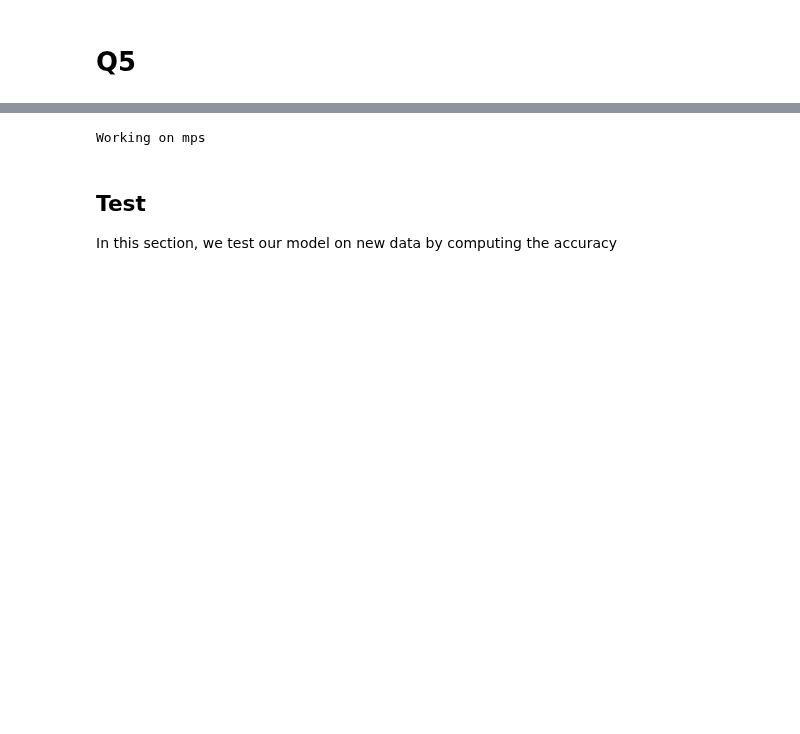
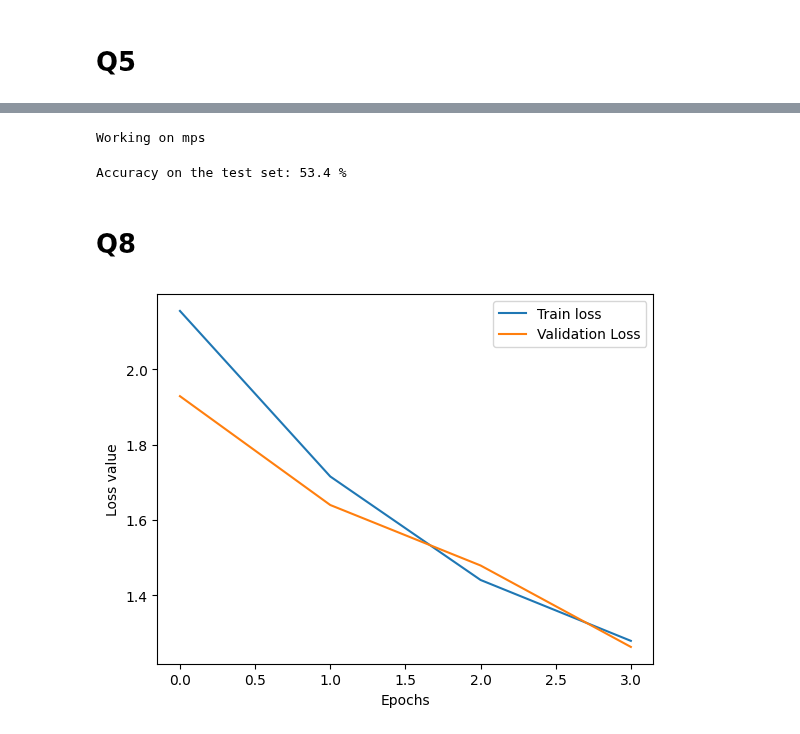
Before and after one commit to dami013/DeepLearning, a Jupyter notebook: assignment2/damiano-ficara.ipynb, the cells around one changed output, grey strips where cells are left out. Cells and saved outputs as stored; diff of their text form; code cells hidden in the pictures; blank space fills up the shorter version.

```diff
--- a/assignment2/damiano-ficara.ipynb
+++ b/assignment2/damiano-ficara.ipynb
@@ -38,13 +38,14 @@ transform = transforms.Compose(
     [transforms.ToTensor(),
      transforms.Normalize((0, 0, 0), (1, 1, 1))])
 
-batch_size = 10
+batch_size = 32
 
 dataset_train = datasets.CIFAR10(root='./data', train=True,download=True, transform=transform)
 dataset_test = datasets.CIFAR10(root='./data', train=False,download=True, transform=transform)
 
-testloader = DataLoader(dataset_test, batch_size=batch_size, shuffle=False, num_workers=2)
 trainloader = DataLoader(dataset_train, batch_size=batch_size,shuffle=True, num_workers=2)
+testloader = DataLoader(dataset_test, batch_size=len(dataset_test), shuffle=False, num_workers=2)
+
 
 
 classes = ('plane', 'car', 'bird', 'cat',
@@ -126,5 +156,6 @@ Same as before
 # %% [markdown]
 # Q5
 # %%
-dataset_validation, dataset_test = torch.utils.data.random_split(testloader, [0.5, 0.5])
-validation_loader = DataLoader(dataset_validation, batch_size=len(dataset_validation))
+dataset_validation, dataset_test = torch.utils.data.random_split(dataset_test, [0.5, 0.5])
+validloader = DataLoader(dataset_validation, batch_size=len(dataset_validation))
+testloader = DataLoader(dataset_test, batch_size=len(dataset_test))
@@ -170,13 +204,13 @@ Define a simple Convolutional neural network having 3 conv + pool layers. As act
 # %%
-model = CNN()
-learning_rate = 0.001
-optimizer = optim.Adam(model.parameters(), lr=learning_rate)
+model = CNN() # CNN()
+learning_rate = 0.03
+optimizer = optim.SGD(model.parameters(), lr=learning_rate)
 loss_fn = nn.CrossEntropyLoss()
+
+DEVICE = torch.device('cuda' if torch.cuda.is_available() else 'mps'
+    if torch.backends.mps.is_available() else 'cpu')
+model = model.to(DEVICE)
+print("Working on", DEVICE)
+# %% [output]
+Working on mps
-# %%
-DEVICE = torch.device('cuda' if torch.cuda.is_available() else 'mps'
-    if torch.backends.mps.is_available() else 'cpu')
-model = model.to(DEVICE)
-print("Working on", DEVICE)
-# %% [output]
-Working on mps
 # %%
@@ -217,12 +251,27 @@ Working on mps
+# %%
+with torch.no_grad():
+    n_correct = 0
+    n_samples = 0
+    for data, target in testloader:
+        data, target = data.to(DEVICE), target.to(DEVICE)
+        outputs = model(data)
+        _, predicted = torch.max(outputs.data, 1)
+        n_samples += target.size(0)
+        n_correct += (predicted == target).sum().item()
+
+    acc = 100.0 * n_correct / n_samples
+print("Accuracy on the test set:", acc, "%")
+# %% [output]
+Accuracy on the test set: 53.4 %
+# %% [markdown]
+# Q8
 # %%
-# plt.figure()
-# plt.plot(range(n_epochs), train_loss_list)
-# plt.plot(range(n_epochs), validation_loss_list)
-# plt.legend(["Train loss", "Validation Loss"])
-# plt.xlabel("Epochs")
-# plt.ylabel("Loss value")
-# plt.show()
+plt.figure()
+plt.plot(range(n_epochs), train_loss_list)
+plt.plot(range(n_epochs), validation_loss_list)
+plt.legend(["Train loss", "Validation Loss"])
+plt.xlabel("Epochs")
+plt.ylabel("Loss value")
+plt.show()
+# %% [output]
+[figure, added]
-# %% [markdown]
-## Test
-
-In this section, we test our model on new data by computing the accuracy
```
Also changed, not shown: parts of 8 cells of this notebook, 1 other file.
